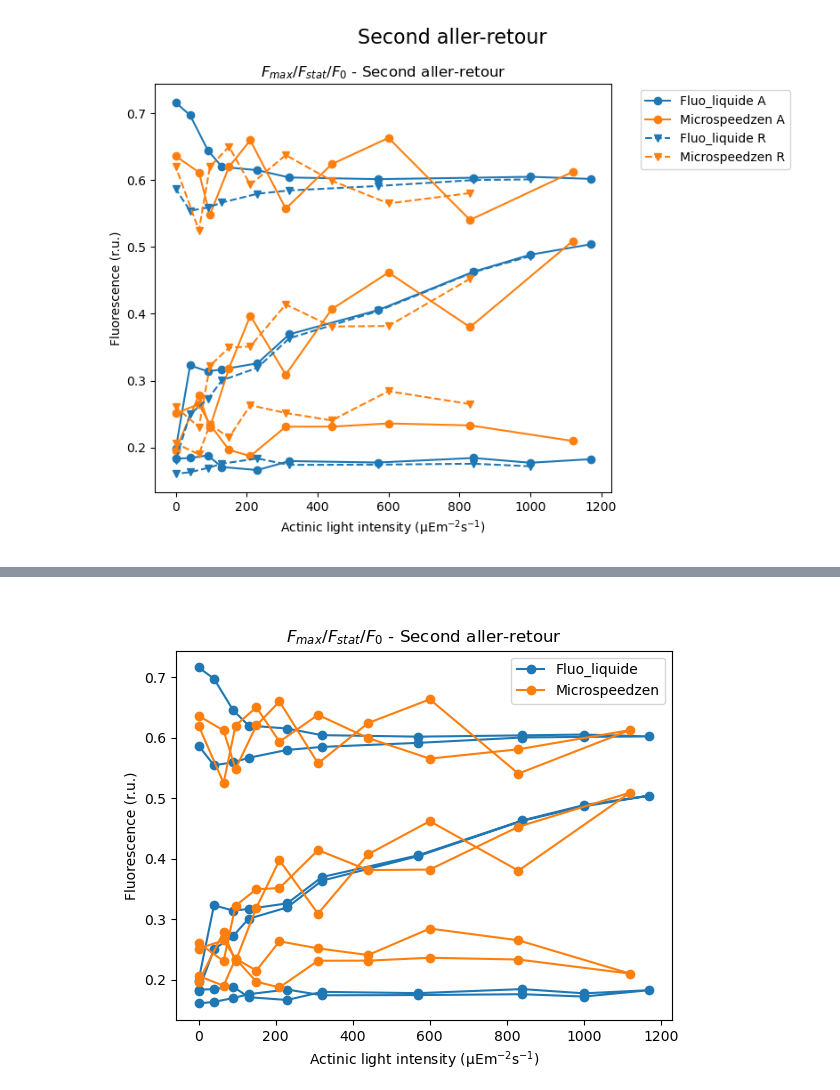
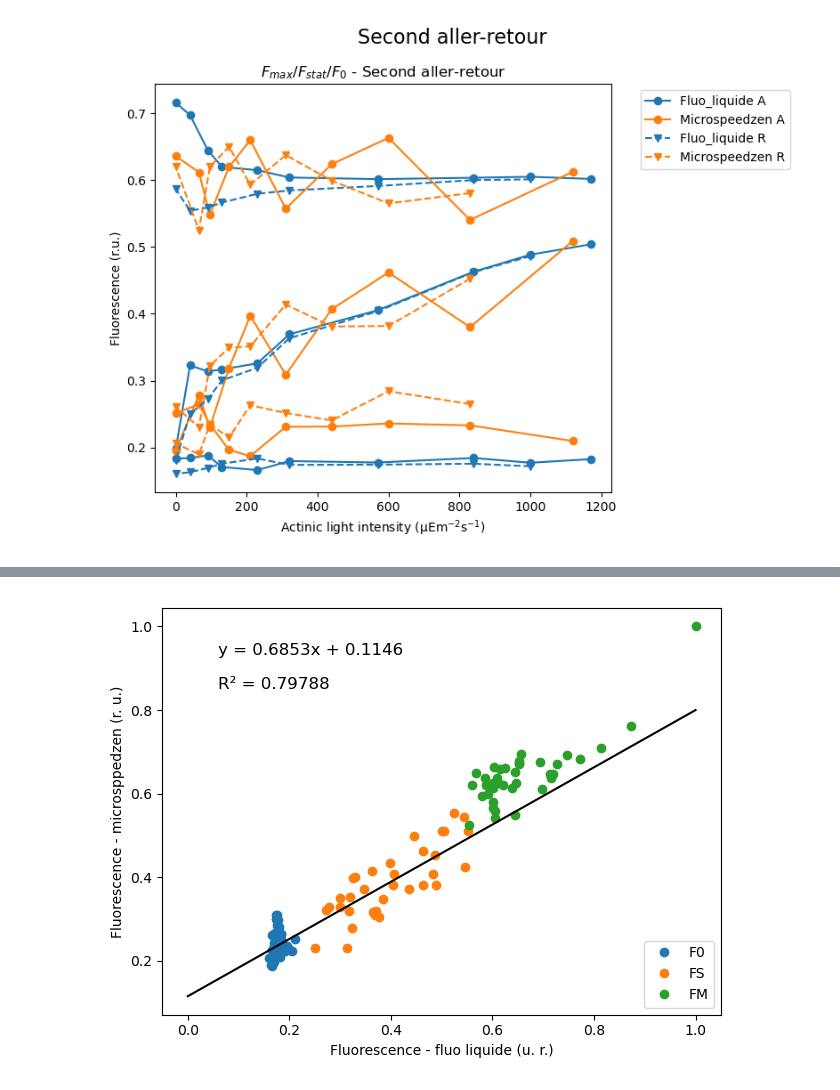
Before and after one commit to orlandomarcelo/DREAM_repo, a Jupyter notebook: Notebooks/compare_cross_validation_IBPC.ipynb, the cells around one changed output, grey strips where cells are left out. Drawn from its saved outputs; the diff is of its cells as text; code cells hidden in the pictures.

```diff
--- a/Notebooks/compare_cross_validation_IBPC.ipynb
+++ b/Notebooks/compare_cross_validation_IBPC.ipynb
@@ -586,25 +376,35 @@ fig.savefig(f"{fig_folder}fluo_first_aller_retour_all.png", dpi = 300)
-# %%
-aller_retour = ['3A', '4A']
-
-fig, ax = plt.subplots()
-i = 0
-for experiment in all_data.keys():
-    x = all_data[experiment][(all_data[experiment].Experimental_index == aller_retour[0]) | (all_data[experiment].Experimental_index == aller_retour[1])].Actinic_intensity
-    F0_norm = test[experiment][(all_data[experiment].Experimental_index == aller_retour[0]) | (all_data[experiment].Experimental_index == aller_retour[1])].F0_norm
-    FS_norm = test[experiment][(all_data[experiment].Experimental_index == aller_retour[0]) | (all_data[experiment].Experimental_index == aller_retour[1])].FS_norm
-    FM_norm = test[experiment][(all_data[experiment].Experimental_index == aller_retour[0]) | (all_data[experiment].Experimental_index == aller_retour[1])].FM_norm
-
-    ax.plot(x, F0_norm, 'o-', label=experiment, color = f"C{i}")
-    ax.plot(x, FS_norm, 'o-', color = f"C{i}" )
-    ax.plot(x, FM_norm, 'o-', color = f"C{i}")
-    i=+1
-
-ax.set_title("$F_{max} / F_{stat} / F_{0}$ - Second aller-retour")
-ax.set_xlabel('Actinic light intensity (µEm$^{-2}$s$^{-1}$)')
-ax.set_ylabel('Fluorescence (r.u.)')
-ax.legend()
-
-
-fig.savefig(f"{fig_folder}fluo_second_aller_retour_all.png", dpi = 300)
-# %% [output]
-[figure, removed]
+# %%
+importlib.reload(tools)
+aller_retour = ['1A', '2A', '3A', '4A']
+fmt = ['o-', 'v--','o-', 'v--']
+label = ["A1", "R1", "A2", "R2"]
+color = ["C0", "C0", "C1", "C1"]
+F0_norm = {'Fluo_liquide': [], 'Microspeedzen': []}
+FS_norm = {'Fluo_liquide': [], 'Microspeedzen': []}
+FM_norm = {'Fluo_liquide': [], 'Microspeedzen': []}
+all_fluo = {'Fluo_liquide': [], 'Microspeedzen': []}
+
+for i, run in enumerate(aller_retour):
+    for k, experiment in enumerate(all_data.keys()):
+        F0_norm[experiment].extend(test[experiment][(all_data[experiment].Experimental_index == run)].F0_norm.tolist())
+        FS_norm[experiment].extend(test[experiment][(all_data[experiment].Experimental_index == run) & (all_data[experiment].Actinic_intensity != 0)].FS_norm.tolist())
+        FM_norm[experiment].extend(test[experiment][(all_data[experiment].Experimental_index == run)].FM_norm.tolist())
+        all_fluo[experiment].extend(F0_norm[experiment] + FS_norm[experiment] + FS_norm[experiment])
+
+
+
+
+fig, ax = plt.subplots()
+ax.plot(F0_norm['Fluo_liquide'], F0_norm['Microspeedzen'], 'o', label = "F0")
+ax.plot(FS_norm['Fluo_liquide'], FS_norm['Microspeedzen'], 'o',  label = "FS")
+ax.plot(FM_norm['Fluo_liquide'], FM_norm['Microspeedzen'], 'o', label = "FM")
+popt, xfit, yfit, r2 = tools.lin_fit(all_fluo['Fluo_liquide'], all_fluo['Microspeedzen'], 0, 1, 10, Force_zero= False)
+ax.plot(xfit, yfit, 'k')
+ax.text(0.1, 0.8, f"y = {popt[0]:.4f}x + {popt[1]:.4f}\n\nR² = {r2:.5f}", transform=ax.transAxes, fontsize = 12)
+ax.set_xlabel("Fluorescence - fluo liquide (u. r.)")
+ax.set_ylabel("Fluorescence - microsppedzen (r. u.)")
+ax.legend(loc = 'lower right')
+fig.tight_layout()
+fig.savefig(f"{fig_folder}fluo_compare.png", dpi = 300)
+# %% [output]
+[figure, added]
```
Also changed, not shown: parts of 18 cells of this notebook, 13 other files.
